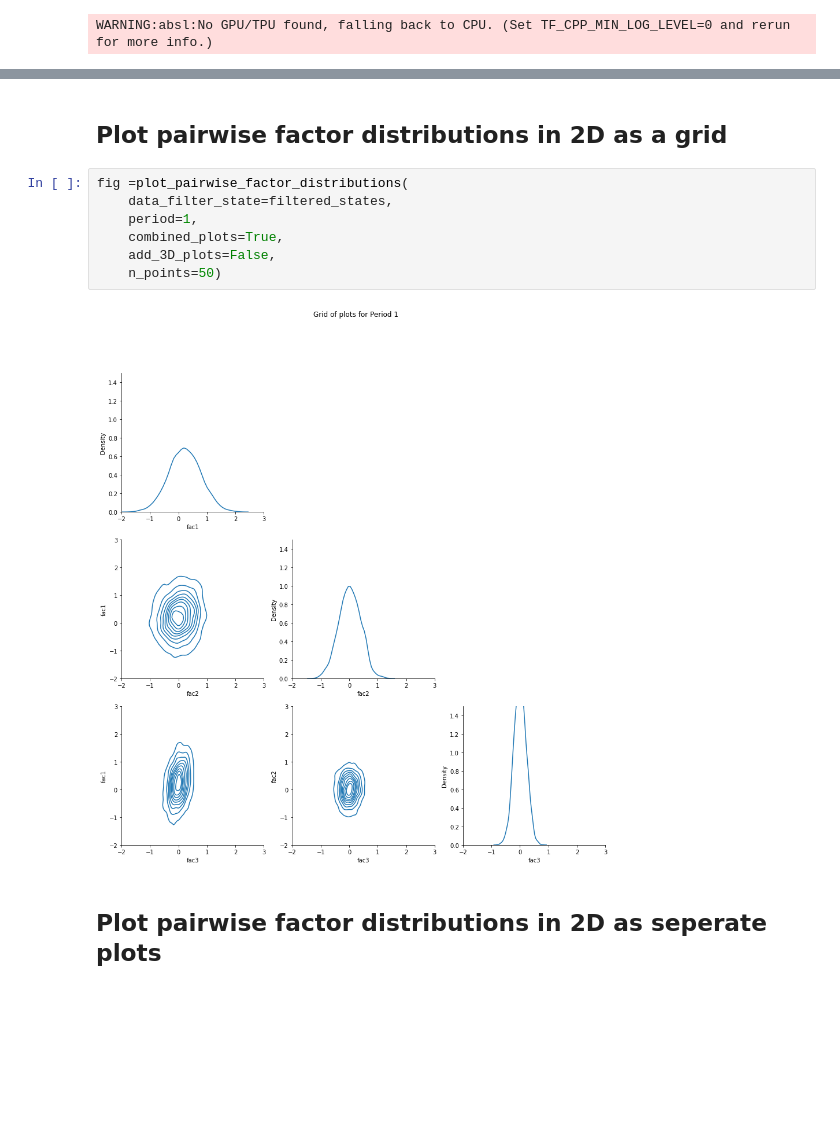
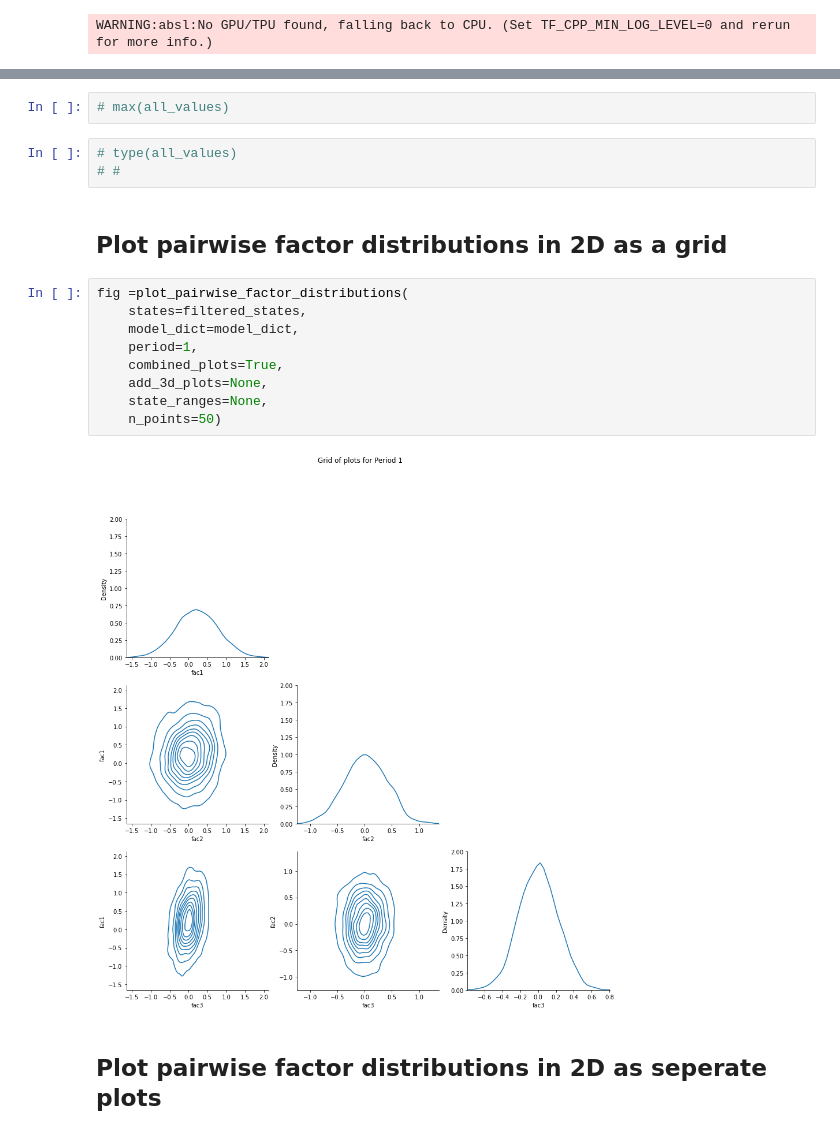
Before and after one commit to OpenSourceEconomics/skillmodels, a Jupyter notebook: docs/source/getting_started/how_to_visualize_pairwise_factor_distribution.ipynb, the cells around one changed output, grey strips where cells are left out. Cells and saved outputs as stored; diff of their text form; blank space fills up the shorter version.

```diff
--- a/docs/source/getting_started/how_to_visualize_pairwise_factor_distribution.ipynb
+++ b/docs/source/getting_started/how_to_visualize_pairwise_factor_distribution.ipynb
@@ -36,14 +54,21 @@ WARNING:absl:No GPU/TPU found, falling back to CPU. (Set TF_CPP_MIN_LOG_LEVEL=0
+# %%
+# max(all_values)
+# %%
+# type(all_values)
+# #
 # %% [markdown]
 ## Plot pairwise factor distributions in 2D as a grid
 # %%
 fig =plot_pairwise_factor_distributions(
-    data_filter_state=filtered_states,
+    states=filtered_states,
+    model_dict=model_dict,
     period=1,
     combined_plots=True,
-    add_3D_plots=False,
+    add_3d_plots=None,
+    state_ranges=None,
     n_points=50)
 # %% [output]
-[figure, old version]
+[figure, new version]
 # %% [markdown]
 ## Plot pairwise factor distributions in 2D as seperate plots
 # %%
```
Also changed, not shown: parts of 5 cells of this notebook.
